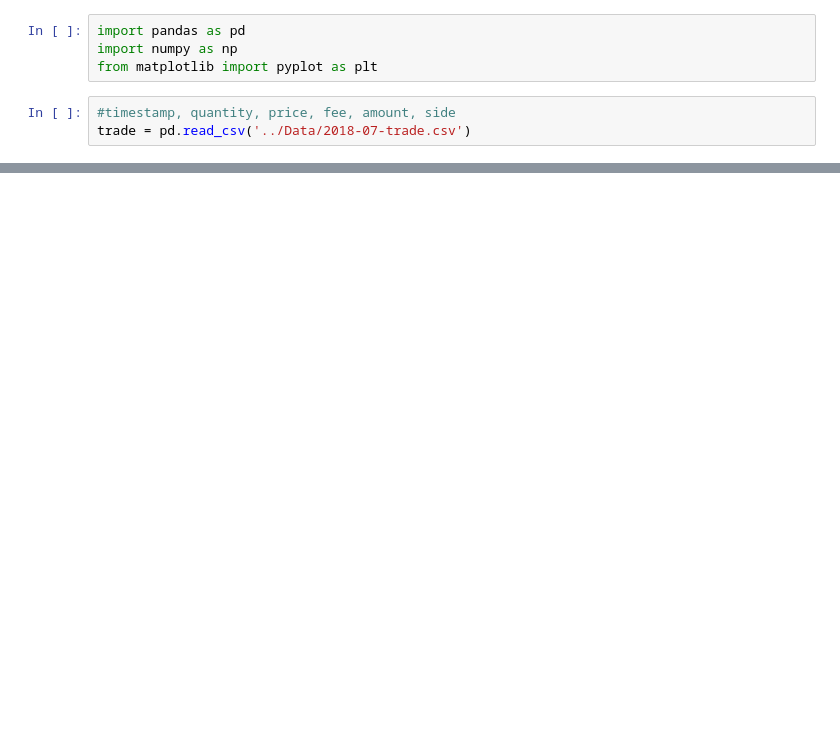
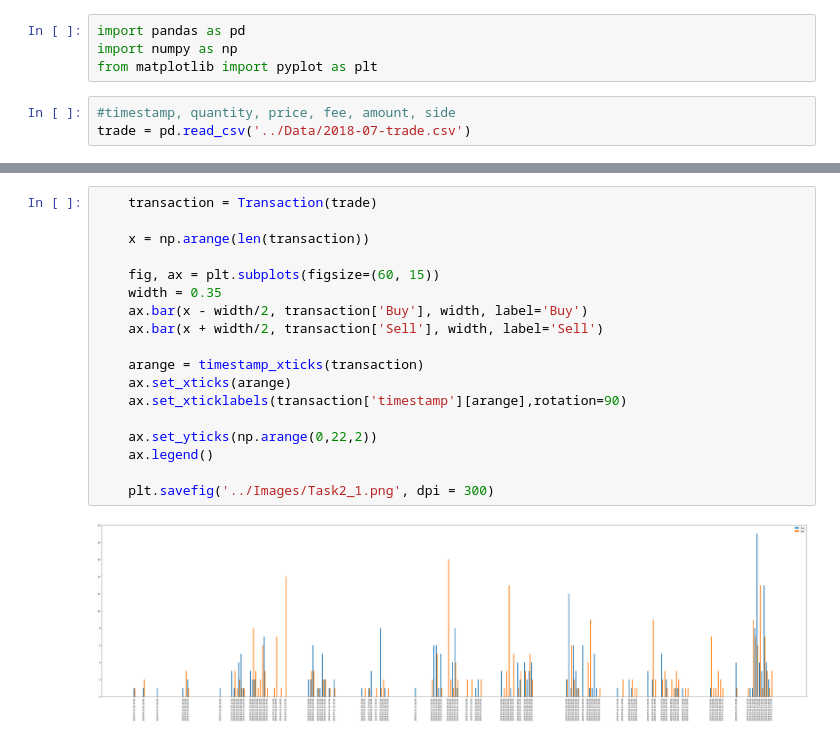
Before and after one commit to WAQESD/TakeHomeExam, a Jupyter notebook: Code/Task2.ipynb, the cells around one changed output, grey strips where cells are left out. Cells and saved outputs as stored; diff of their text form; blank space fills up the shorter version.

Commit message:
Task2

```diff
--- a/Code/Task2.ipynb
+++ b/Code/Task2.ipynb
@@ -66,0 +43,20 @@ print(pd.DataFrame(transaction))
+# %%
+    transaction = Transaction(trade)
+
+    x = np.arange(len(transaction))
+
+    fig, ax = plt.subplots(figsize=(60, 15))
+    width = 0.35
+    ax.bar(x - width/2, transaction['Buy'], width, label='Buy')
+    ax.bar(x + width/2, transaction['Sell'], width, label='Sell')
+
+    arange = timestamp_xticks(transaction)
+    ax.set_xticks(arange)
+    ax.set_xticklabels(transaction['timestamp'][arange],rotation=90)
+
+    ax.set_yticks(np.arange(0,22,2))
+    ax.legend()
+
+    plt.savefig('../Images/Task2_1.png', dpi = 300)
+# %% [output]
+[figure, added]
```
Also changed, not shown: parts of 3 cells of this notebook.
